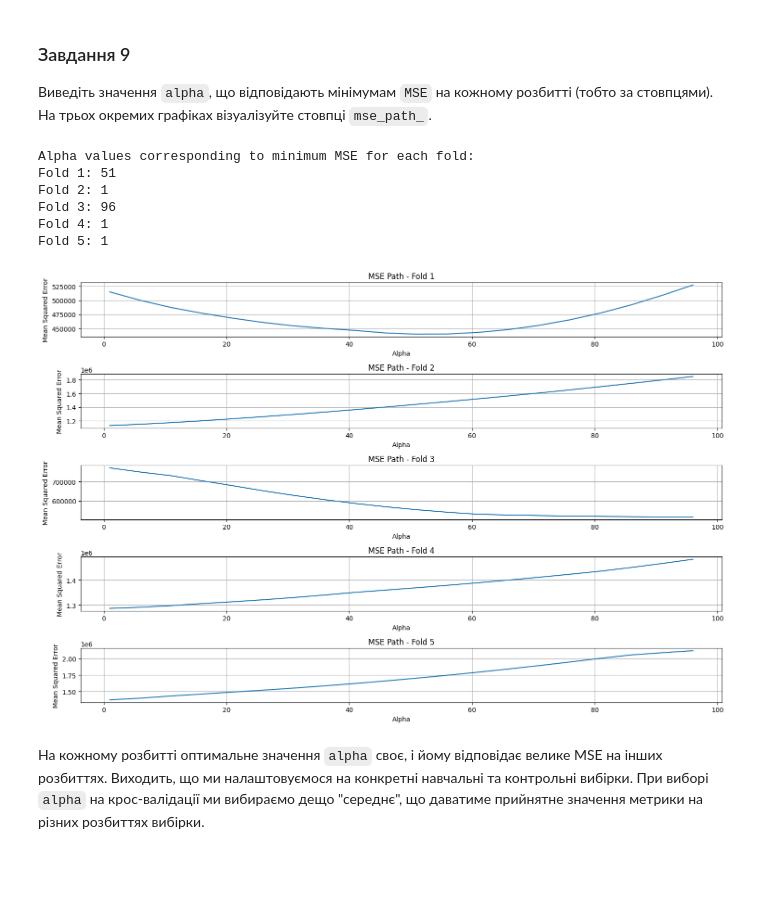
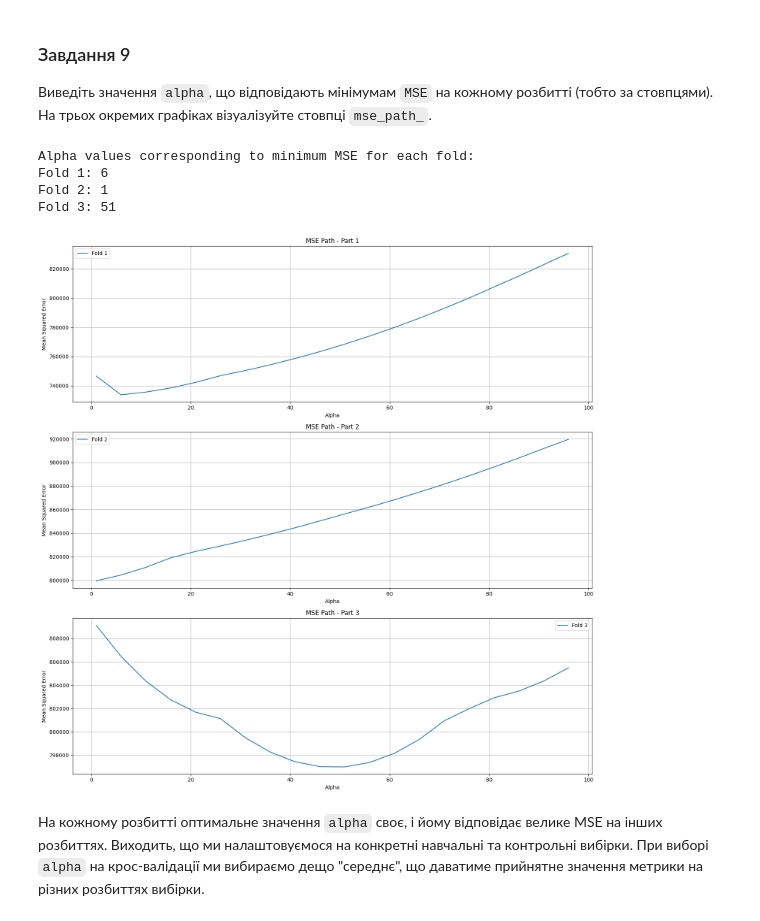
Before and after one commit to Pelmenoff/data_science, a Jupyter notebook: hw4".ipynb, the cells around one changed output. Cells and saved outputs as stored; diff of their text form; code cells hidden in the pictures; blank space fills up the shorter version.

```diff
--- a/hw4".ipynb
+++ b/hw4".ipynb
@@ -304,11 +262,2 @@ windspeed(ms): -0.0
 # %% [markdown]
 Навчіть лінійну модель з $L_2$-регуляризацією (клас Ridge) і виведіть ваги.
-# %%
-ridge_regressor = Ridge()
-
-ridge_regressor.fit(X, y)
-
-ridge_weights = list(zip(X.columns, ridge_regressor.coef_))
-print("Ridge Regression Weights:")
-for feature, weight in ridge_weights:
-    print(f"{feature}: {weight}")
@@ -422,20 +370,18 @@ from sklearn.metrics import mean_squared_error
 
 alphas = np.arange(1, 100, 5)
 
-regressor = LassoCV(alphas=alphas, cv=5)
+regressor = LassoCV(alphas=alphas, cv=3)
 regressor.fit(X, y)
 
 mse_values = np.mean(regressor.mse_path_, axis=1)
 alpha_mse_data = list(zip(regressor.alphas_, mse_values))
-
-alpha_mse_data = list(alpha_mse_data)
 
 create_plot(alpha_mse_data, 'LassoCV: MSE vs Alpha', 'Alpha', 'Mean Squared Error')
 
 selected_alpha = regressor.alpha_
 print(f"Selected Alpha: {selected_alpha}")
 
-coefficients_data = list(zip(X.columns, regressor.coef_))
+coefficients_data = list(zip(df.columns, regressor.coef_))
 print("\nFeature - Coefficient pairs:")
 for feature, coefficient in coefficients_data:
     print(f"{feature}: {coefficient}")
@@ -466,29 +412,39 @@ windspeed(ms): -0.0
 # %%
 min_alpha_indices = np.argmin(regressor.mse_path_, axis=0)
 min_alpha_values = regressor.alphas_[min_alpha_indices]
 
 print("Alpha values corresponding to minimum MSE for each fold:")
 for i, alpha in enumerate(min_alpha_values):
     print(f"Fold {i+1}: {alpha}")
 
-plt.figure(figsize=(15, 10))
-for i in range(regressor.mse_path_.shape[1]):
-    plt.subplot(regressor.mse_path_.shape[1], 1, i+1)
-    plt.plot(regressor.alphas_, regressor.mse_path_[:, i])
-    plt.xlabel('Alpha')
-    plt.ylabel('Mean Squared Error')
-    plt.title(f'MSE Path - Fold {i+1}')
-    plt.grid()
+fig, axs = plt.subplots(nrows=3, ncols=1, figsize=(15, 15))
+
+total_folds = regressor.mse_path_.shape[1]
+
+folds_per_part = total_folds // 3
+
+for part in range(3):
+    start = part * folds_per_part
+    if part == 2:
+        end = total_folds
+    else:
+        end = start + folds_per_part
+    for i in range(start, end):
+        axs[part].plot(regressor.alphas_, regressor.mse_path_[:, i], label=f'Fold {i+1}')
+    axs[part].set_xlabel('Alpha')
+    axs[part].set_ylabel('Mean Squared Error')
+    axs[part].set_title(f'MSE Path - Part {part+1}')
+    axs[part].grid()
+    axs[part].legend()
+
 plt.tight_layout()
 plt.show()
 # %% [output]
 Alpha values corresponding to minimum MSE for each fold:
-Fold 1: 51
+Fold 1: 6
 Fold 2: 1
-Fold 3: 96
-Fold 4: 1
-Fold 5: 1
+Fold 3: 51
-[figure, old version]
+[figure, new version]
 # %% [markdown]
 На кожному розбитті оптимальне значення `alpha` своє, і йому відповідає велике MSE на інших розбиттях. Виходить, що ми налаштовуємося на конкретні навчальні та контрольні вибірки. При виборі `alpha` на крос-валідації ми вибираємо дещо "середнє", що даватиме прийнятне значення метрики на різних розбиттях вибірки.
 # %% [markdown]
```
Also changed, not shown: parts of 16 cells of this notebook.
